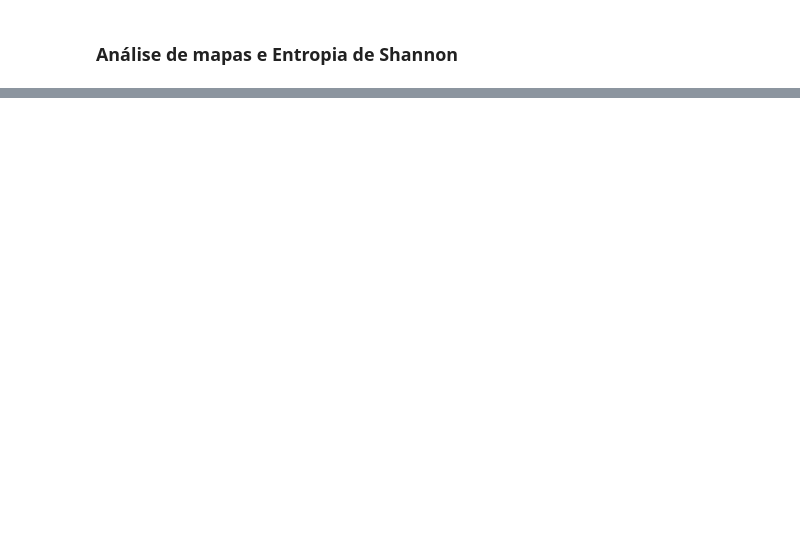
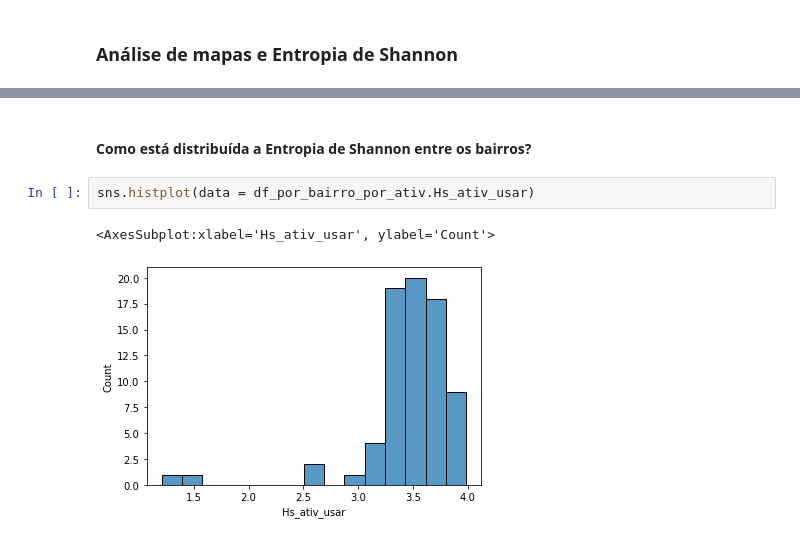
Before and after one commit to avaraujojr/tcc_alcides_alvaras, a Jupyter notebook: notebooks/alvaras_cwb.ipynb, the cells around one changed output, grey strips where cells are left out. Saved outputs shown, nothing was run; the diff lists cells and outputs as text; blank space fills up the shorter version.

```diff
--- a/notebooks/alvaras_cwb.ipynb
+++ b/notebooks/alvaras_cwb.ipynb
@@ -165,0 +636,7 @@ df_alvaras = df_alvaras.loc[df_alvaras.bairro != 'TIRAR FORA'].reset_index(drop=
+# %% [markdown]
+#### Como está distribuída a Entropia de Shannon entre os bairros?
+# %%
+sns.histplot(data = df_por_bairro_por_ativ.Hs_ativ_usar)
+# %% [output]
+<AxesSubplot:xlabel='Hs_ativ_usar', ylabel='Count'>
+[figure, added]
```
Also changed, not shown: parts of 56 cells of this notebook, 4 other files.
